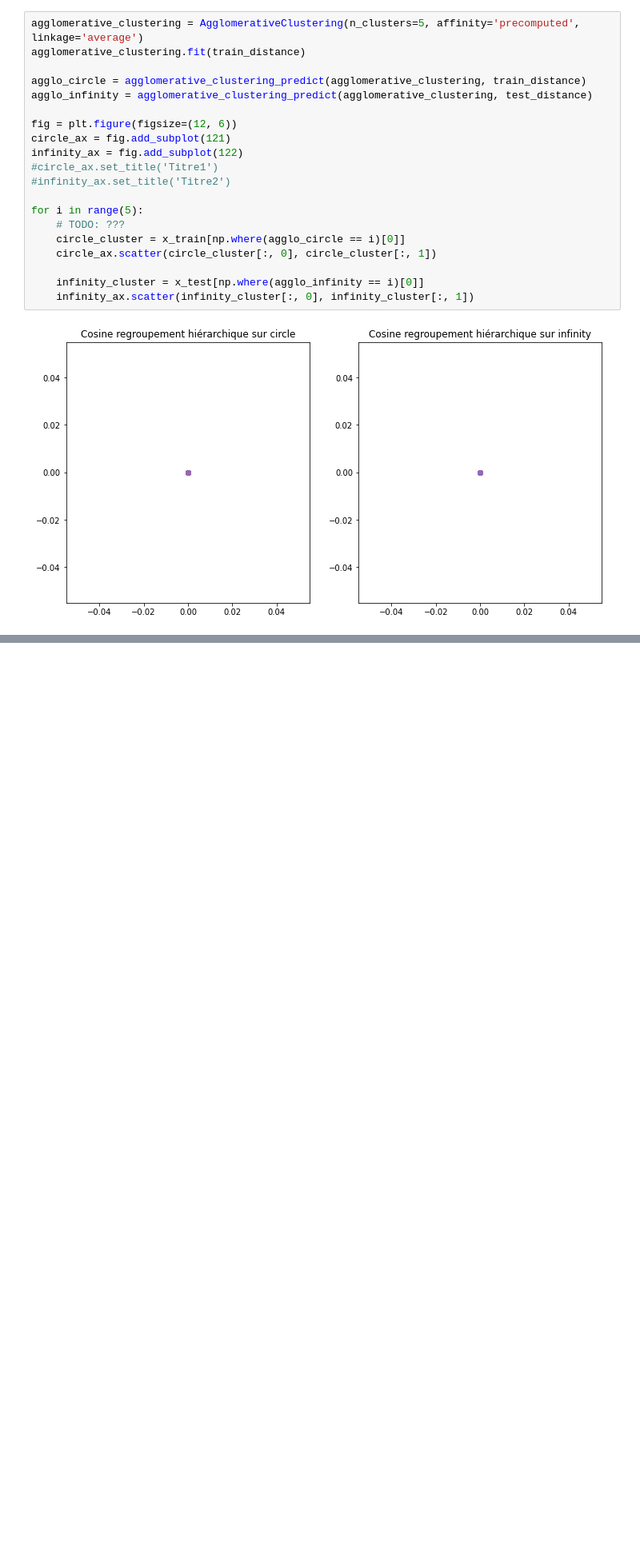
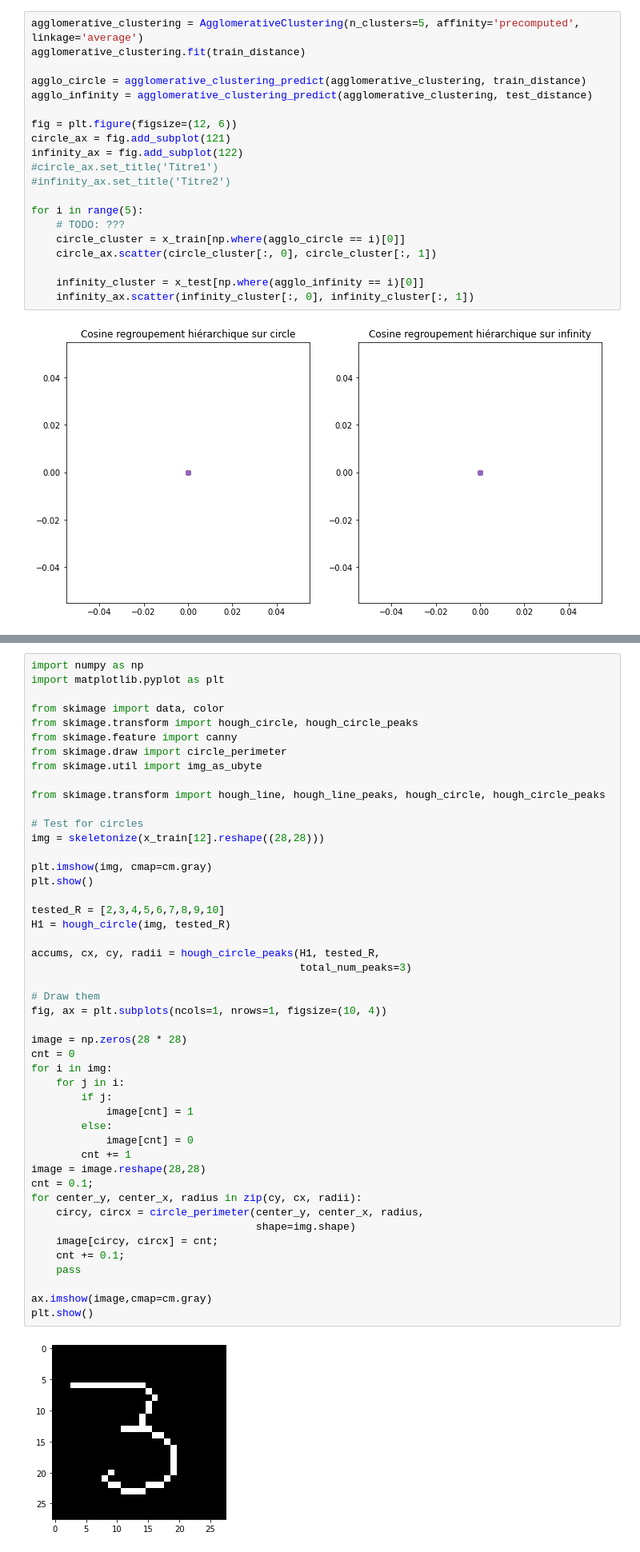
Before and after one commit to XinyuR1/IFT-3700-Devoir-1, a Jupyter notebook: MNIST - Similarity.ipynb, the cells around one changed output, grey strips where cells are left out. Shown: that part at 80% size. Drawn from its saved outputs; the diff is of its cells as text; blank space fills up the shorter version.

```diff
--- a/MNIST - Similarity.ipynb
+++ b/MNIST - Similarity.ipynb
@@ -373,0 +541,49 @@ for i in range(5):
+# %%
+import numpy as np
+import matplotlib.pyplot as plt
+
+from skimage import data, color
+from skimage.transform import hough_circle, hough_circle_peaks
+from skimage.feature import canny
+from skimage.draw import circle_perimeter
+from skimage.util import img_as_ubyte
+
+from skimage.transform import hough_line, hough_line_peaks, hough_circle, hough_circle_peaks
+
+# Test for circles
+img = skeletonize(x_train[12].reshape((28,28)))
+
+plt.imshow(img, cmap=cm.gray)
+plt.show()
+
+tested_R = [2,3,4,5,6,7,8,9,10]
+H1 = hough_circle(img, tested_R)
+
+accums, cx, cy, radii = hough_circle_peaks(H1, tested_R,
+                                           total_num_peaks=3)
+
+# Draw them
+fig, ax = plt.subplots(ncols=1, nrows=1, figsize=(10, 4))
+
+image = np.zeros(28 * 28)
+cnt = 0
+for i in img:
+    for j in i:
+        if j:
+            image[cnt] = 1
+        else:
+            image[cnt] = 0
+        cnt += 1
+image = image.reshape(28,28)
+cnt = 0.1;
+for center_y, center_x, radius in zip(cy, cx, radii):
+    circy, circx = circle_perimeter(center_y, center_x, radius,
+                                    shape=img.shape)
+    image[circy, circx] = cnt;
+    cnt += 0.1;
+    pass
+
+ax.imshow(image,cmap=cm.gray)
+plt.show()
+# %% [output]
+[figure, added]
```
Also changed, not shown: parts of 14 cells of this notebook.
